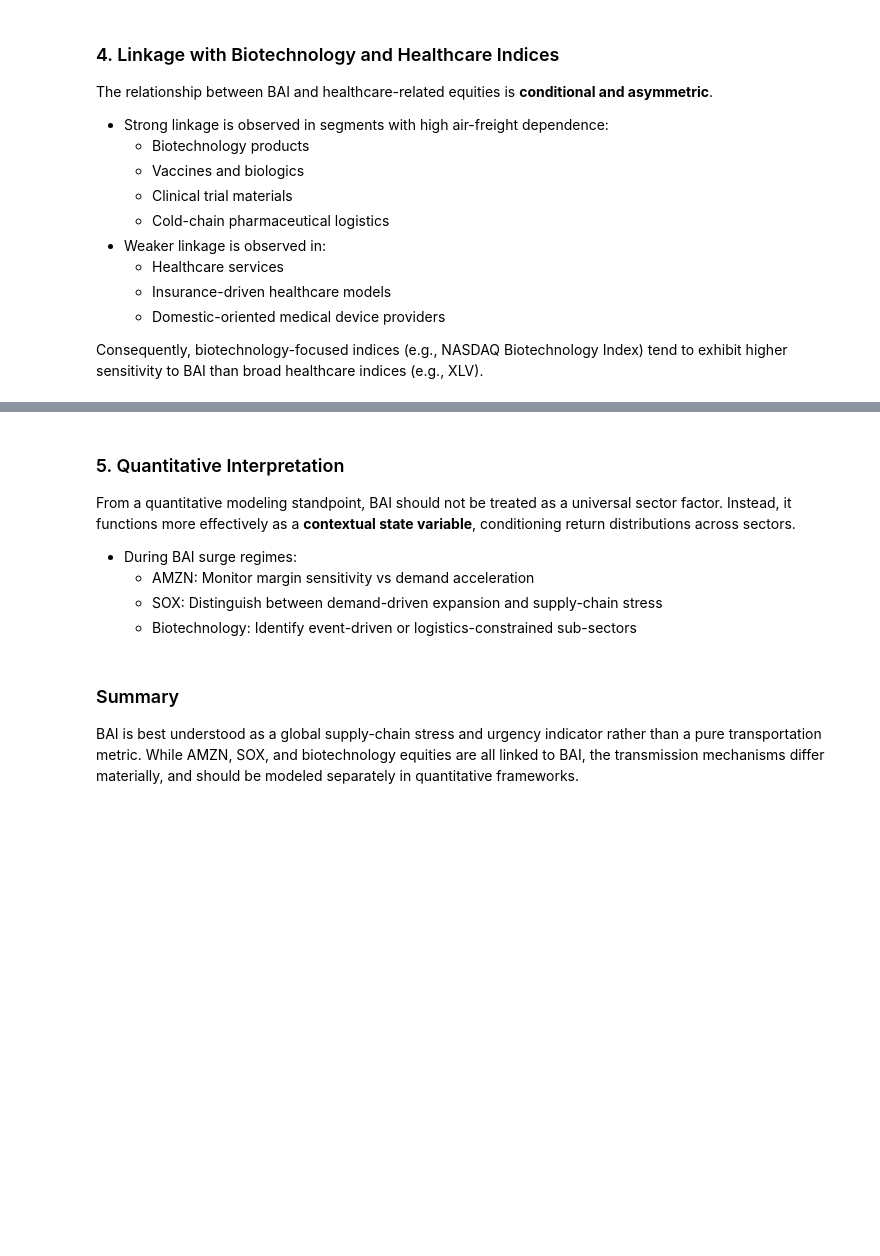
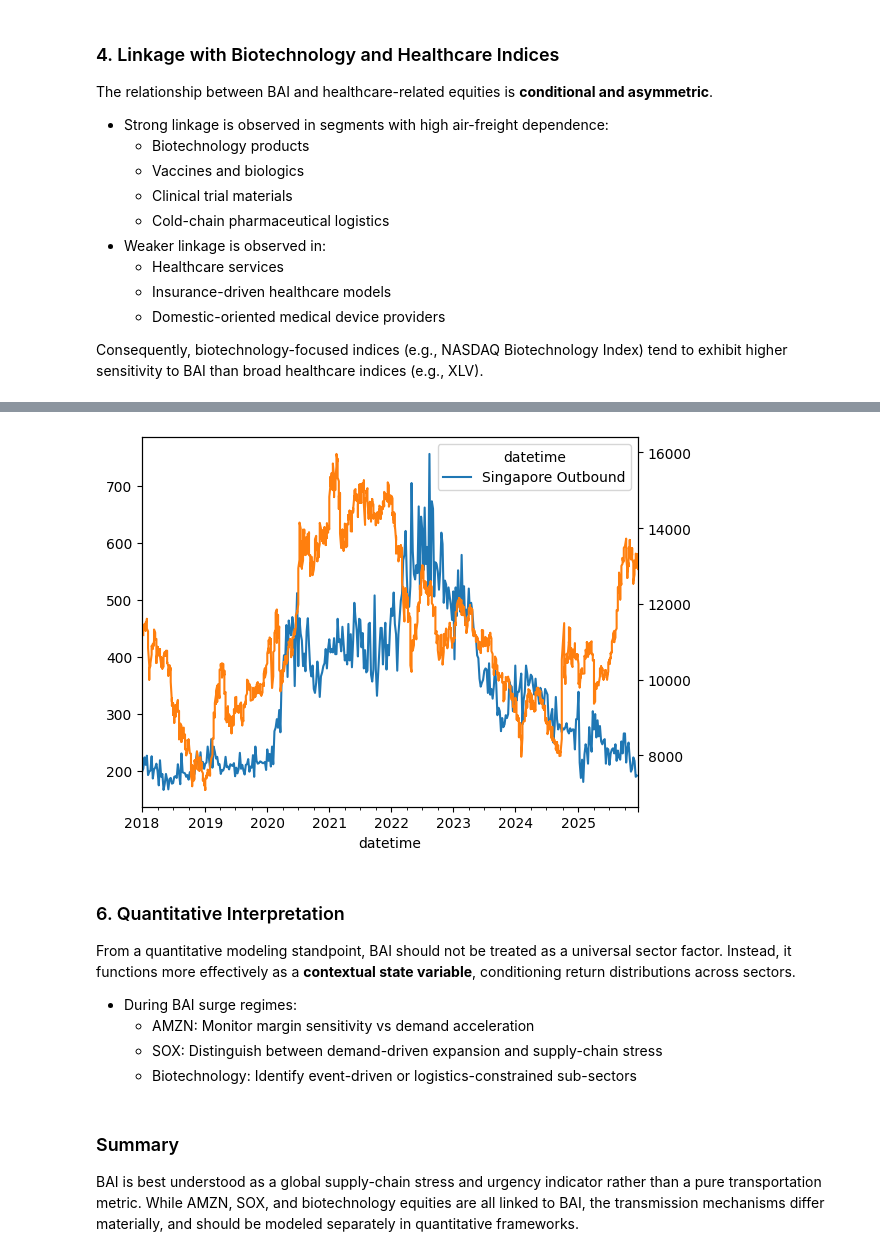
Before and after one commit to Tommylee1013/AlternativeData, a Jupyter notebook: Notes/Baltic Air Freight Index.ipynb, the cells around one changed output, grey strips where cells are left out. Saved outputs shown, nothing was run; the diff lists cells and outputs as text; code cells hidden in the pictures; blank space fills up the shorter version.

```diff
--- a/Notes/Baltic Air Freight Index.ipynb
+++ b/Notes/Baltic Air Freight Index.ipynb
@@ -166,5 +204,11 @@ plt.show()
+# %%
+bai['BAI60'].plot()
+shenzhen.loc['2018-01-01':, 'close'].plot(secondary_y = True)
+plt.show()
+# %% [output]
+[figure, added]
 # %% [markdown]
-### 5. Quantitative Interpretation
+### 6. Quantitative Interpretation
 
 From a quantitative modeling standpoint, BAI should not be treated as a universal sector factor.
 Instead, it functions more effectively as a **contextual state variable**, conditioning return distributions across sectors.
```
Also changed, not shown: parts of 10 cells of this notebook.
